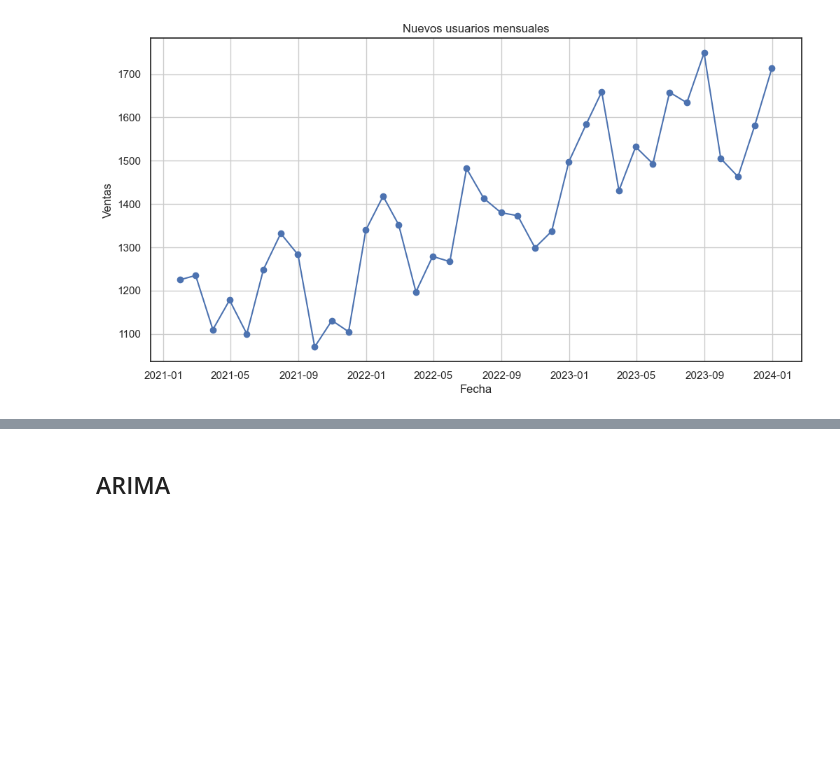
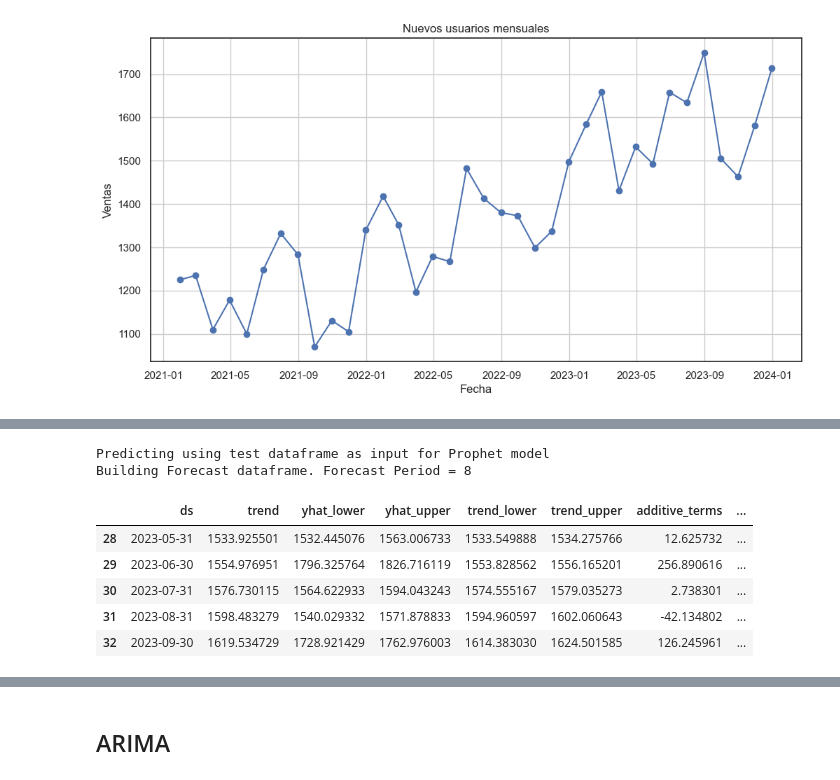
Before and after one commit to LuisMB09/lab_analisis_datos, a Jupyter notebook: examen-2do-parcial.ipynb, the cells around one changed output, grey strips where cells are left out. Drawn from its saved outputs; the diff is of its cells as text; code cells hidden in the pictures; blank space fills up the shorter version.

```diff
--- a/examen-2do-parcial.ipynb
+++ b/examen-2do-parcial.ipynb
@@ -287,3 +301,15 @@ Time Taken = 0 seconds
 [figure]
 [figure]
 [figure]
+# %%
+forecast = model.predict(testdata=test_df)
+forecast.head()
+# %% [output]
+Predicting using test dataframe as input for Prophet model
+Building Forecast dataframe. Forecast Period = 8
+|  | ds | trend | yhat_lower | yhat_upper | trend_lower | trend_upper | additive_terms | ... |
+| 28 | 2023-05-31 | 1533.925501 | 1532.445076 | 1563.006733 | 1533.549888 | 1534.275766 | 12.625732 | ... |
+| 29 | 2023-06-30 | 1554.976951 | 1796.325764 | 1826.716119 | 1553.828562 | 1556.165201 | 256.890616 | ... |
+| 30 | 2023-07-31 | 1576.730115 | 1564.622933 | 1594.043243 | 1574.555167 | 1579.035273 | 2.738301 | ... |
+| 31 | 2023-08-31 | 1598.483279 | 1540.029332 | 1571.878833 | 1594.960597 | 1602.060643 | -42.134802 | ... |
+| 32 | 2023-09-30 | 1619.534729 | 1728.921429 | 1762.976003 | 1614.383030 | 1624.501585 | 126.245961 | ... |
```
Also changed, not shown: parts of 8 cells of this notebook.
